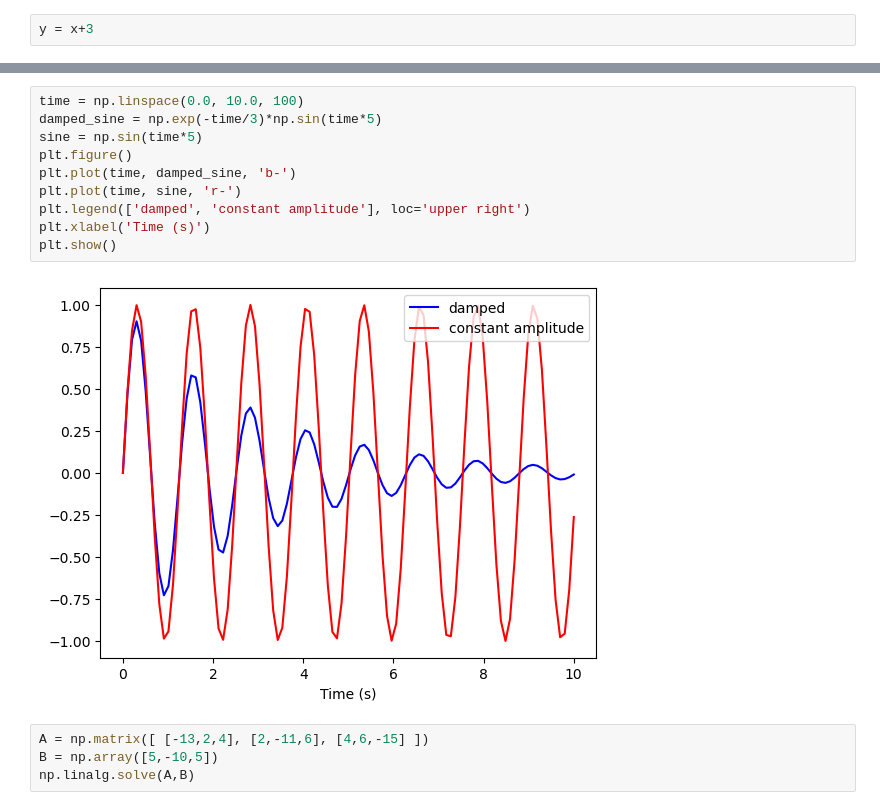
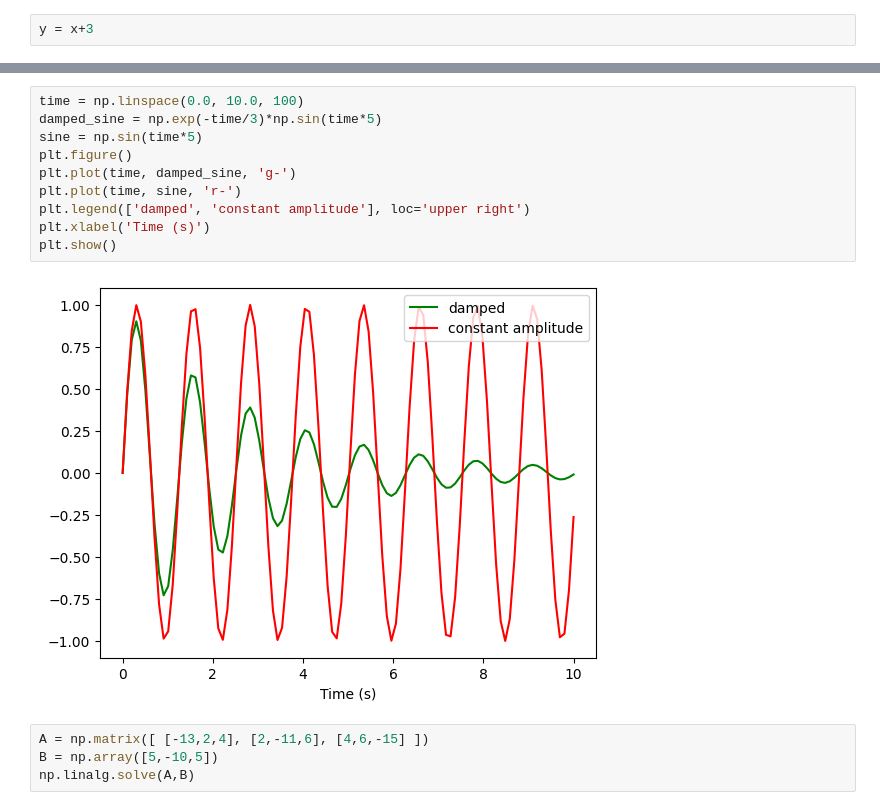
Before and after one commit to dvihaan/Ayars-Comp-Physics, a Jupyter notebook: IntroPython-Ayars.ipynb, the cells around one changed output, grey strips where cells are left out. Cells and saved outputs as stored; diff of their text form.

```diff
--- a/IntroPython-Ayars.ipynb
+++ b/IntroPython-Ayars.ipynb
@@ -22,15 +20,15 @@ plt.ylim(0, 20)
 # %%
 time = np.linspace(0.0, 10.0, 100)
 damped_sine = np.exp(-time/3)*np.sin(time*5)
 sine = np.sin(time*5)
 plt.figure()
-plt.plot(time, damped_sine, 'b-')
+plt.plot(time, damped_sine, 'g-')
 plt.plot(time, sine, 'r-')
 plt.legend(['damped', 'constant amplitude'], loc='upper right')
 plt.xlabel('Time (s)')
 plt.show()
 # %% [output]
-[figure, old version]
+[figure, new version]
 # %%
 A = np.matrix([ [-13,2,4], [2,-11,6], [4,6,-15] ])
 B = np.array([5,-10,5])
```
Also changed, not shown: parts of 2 cells of this notebook, 1 other file.
